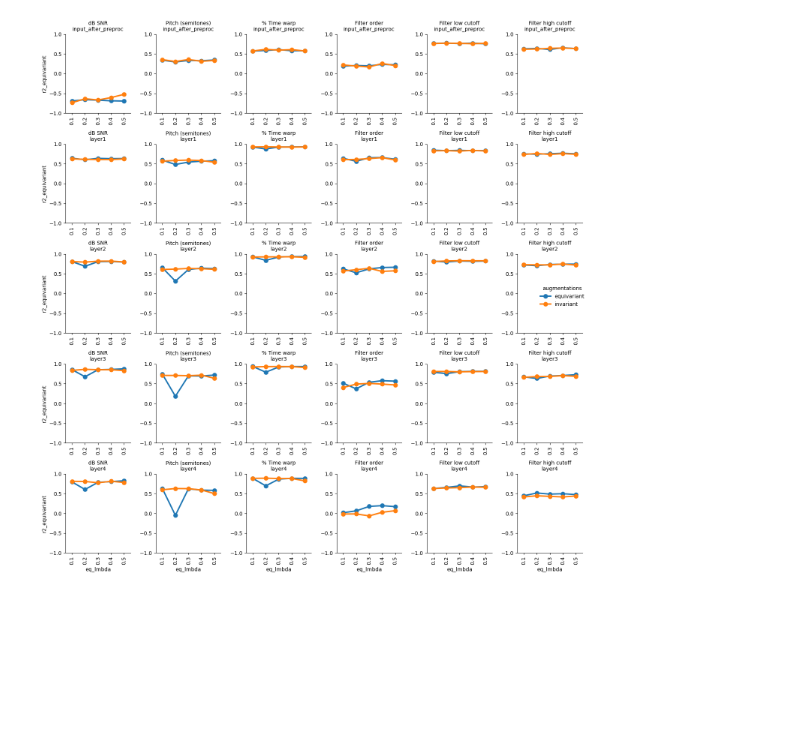
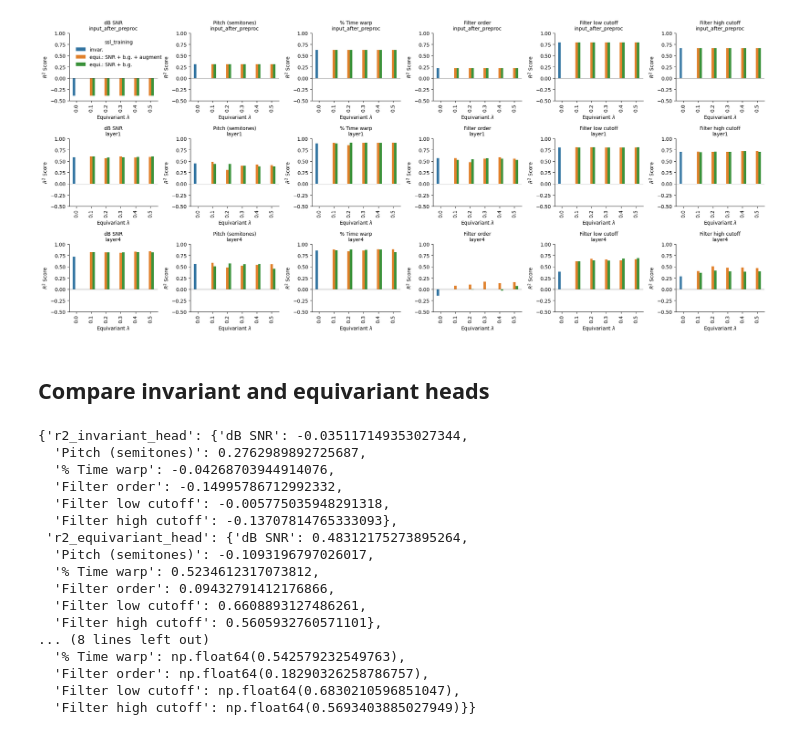
Before and after one commit to Feather-Lab/audio-ssl, a Jupyter notebook: notebooks/plot_parameter_decoding.ipynb, the cells around one changed output. Saved outputs shown, nothing was run; the diff lists cells and outputs as text; code cells hidden in the pictures; blank space fills up the shorter version.

```diff
--- a/notebooks/plot_parameter_decoding.ipynb
+++ b/notebooks/plot_parameter_decoding.ipynb
@@ -46,7 +23,7 @@ param_decoding_results_dir = Path("parameter_decoding")
 results_pkls = list(param_decoding_results_dir.rglob("*_r2_decoding_values.pkl"))
 
 results_dfs = []
-for file_path in results_pkls:
+for ix, file_path in enumerate(results_pkls):
     results_dict = pd.read_pickle(file_path)
     if 'pr2_invariant' not in results_dict.keys():
         continue
@@ -57,11 +34,22 @@ for file_path in results_pkls:
     results_df['layer'] = file_path.stem.split('_r2')[0]
     results_df['eq_lmbda'] = float(file_path.parent.stem.split('eq_lmbda_')[-1])
     eq_model_base_name = file_path.parent.stem.split('equivariant_')[-1]
-    results_df['augmentations'] = 'invariant' if 'w_invar_augment' in eq_model_base_name else "equivariant"
+    results_df['ssl_training'] = 'equi.: SNR + b.g.' if 'w_invar_augment' in eq_model_base_name else "equi.: SNR + b.g. + augment"
     results_dfs.append(results_df)
+
+    # if ix == 0:
+    #     # mock invariant scores from first model as lmbda = 0.0
+    invar_df = results_df.copy(deep=True)
+    invar_df['eq_lmbda'] = 0.0
+    invar_df['ssl_training'] = 'invar.'
+    invar_df['r2_equivariant'] = invar_df['r2_invariant']
+    invar_df['pr2_equivariant'] = invar_df['pr2_invariant']
+    results_dfs.append(invar_df)
+
+
     # break
 
-results = pd.concat(results_dfs, axis=0, ignore_index = True)
+results = pd.concat(results_dfs, axis=0, ignore_index = True).drop_duplicates()
 # %%
 layer_order = [
             'input_after_preproc',
@@ -134,33 +146,63 @@ plt.tight_layout()
 # %%
 layer_order = [
             'input_after_preproc',
             'layer1',
-            'layer2',
-            'layer3',
+            # 'layer2',
+            # 'layer3',
             'layer4',
             # 'avgpool'
 ]
 
 eq_lmbda_order = sorted(results['eq_lmbda'].unique())
+# eq_lmbda_order = [0.1, 0.5]
 
 g = sns.catplot(data=results,
-            kind = 'point',
+            kind = 'bar',
             x='eq_lmbda',
             order=eq_lmbda_order,
             y='r2_equivariant',
-            hue='augmentations',
+            hue='ssl_training',
             col='parameter',
             row='layer',
             row_order=layer_order,
             sharey=False,
             sharex=False,
-            # width=0.5,
-            height=3, aspect=0.75)
+            width=0.5,
+            height=3, aspect=1)
 
 g.set_titles("{col_name}\n{row_name}")
-g.set(ylim=(-1,1))
+g.set(ylim=(-0.5,1))
+g.set(xlabel="Equivariant $\\lambda$", ylabel="$R^2$ Score")
 g.set_xticklabels(labels=eq_lmbda_order, rotation=90)
+g.refline(y=0, color='k', linestyle='-', alpha=0.6, linewidth=0.5)
 
+# Access the legend object
+leg = g._legend
+
+# Set the legend's position (adjust the coordinates as needed)
+leg.set_bbox_to_anchor([0.175, 0.875])
 plt.tight_layout()
 # %% [output]
-[figure, old version]
+[figure, new version]
+# %% [markdown]
+## Compare invariant and equivariant heads
+# %%
+aug_data
+# %% [output]
+{'r2_invariant_head': {'dB SNR': -0.035117149353027344,
+  'Pitch (semitones)': 0.2762989892725687,
+  '% Time warp': -0.04268703944914076,
+  'Filter order': -0.14995786712992332,
+  'Filter low cutoff': -0.005775035948291318,
+  'Filter high cutoff': -0.13707814765333093},
+ 'r2_equivariant_head': {'dB SNR': 0.48312175273895264,
+  'Pitch (semitones)': -0.1093196797026017,
+  '% Time warp': 0.5234612317073812,
+  'Filter order': 0.09432791412176866,
+  'Filter low cutoff': 0.6608893127486261,
+  'Filter high cutoff': 0.5605932760571101},
+... (8 lines left out)
+  '% Time warp': np.float64(0.542579232549763),
+  'Filter order': np.float64(0.18290326258786757),
+  'Filter low cutoff': np.float64(0.6830210596851047),
+  'Filter high cutoff': np.float64(0.5693403885027949)}}
```
Also changed, not shown: parts of 10 cells of this notebook, 6 other files.
